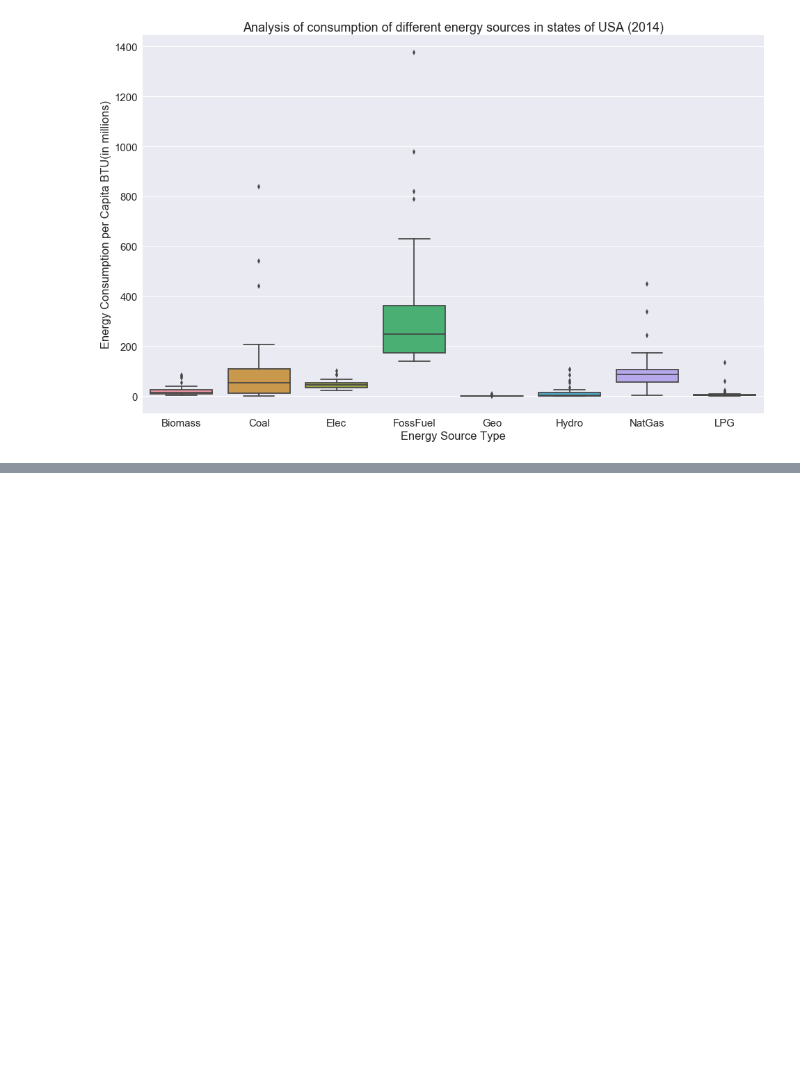
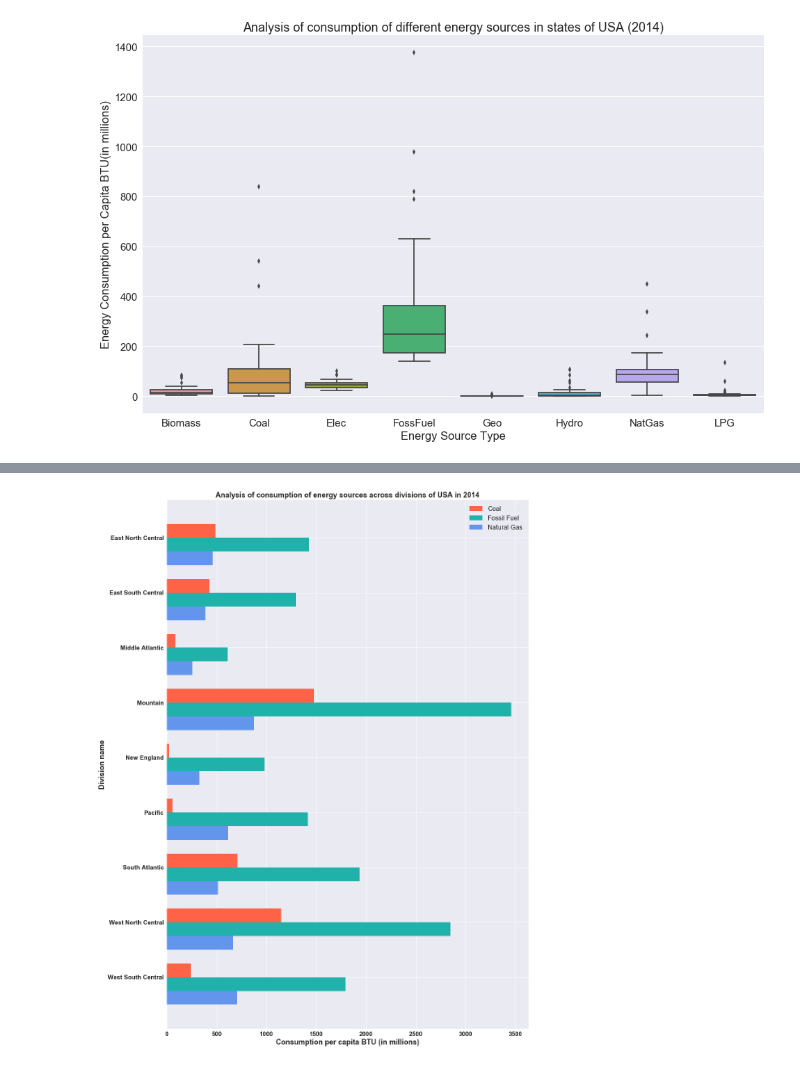
Before and after one commit to bodhisattamaiti25/projects-data-science, a Jupyter notebook: US_Energy_Economic_Census_Data_Analysis/US_Energy_Economic_Census_Data_Analysis.ipynb, the cells around one changed output, grey strips where cells are left out. Cells and saved outputs as stored; diff of their text form; code cells hidden in the pictures; blank space fills up the shorter version.

Commit message:
energy sources analysis

```diff
--- a/US_Energy_Economic_Census_Data_Analysis/US_Energy_Economic_Census_Data_Analysis.ipynb
+++ b/US_Energy_Economic_Census_Data_Analysis/US_Energy_Economic_Census_Data_Analysis.ipynb
@@ -167,3 +167,24 @@ def generate_horizontalBarChart(ax, y_pos, count, color, yTickLabels, xLabel, yL
         cur_tick.set_rotation(rotation)
         cur_tick.set_fontweight('bold')
     plt.show()
+# %%
+def generate_groupedHorizontalBarChart(ax, y_pos, counts, colors, yTickLabels, labels, legends, plotTitle, width=0.4, rotation=0):
+
+    bars = []
+    for i in range(len(counts)):
+        barh = ax.barh(y_pos + i*width, counts[i], width, align='center', color=colors[i])
+        bars.append(barh)
+
+    ax.set_yticks(y_pos + width/2)
+    ax.legend([bar[0] for bar in bars], legends, fontsize=16, loc='upper right')
+
+    ax.set_yticklabels(yTickLabels, fontweight='bold')
+    ax.invert_yaxis()
+    ax.set_xlabel(labels['x'], fontweight='bold', fontsize=18)
+    ax.set_ylabel(labels['y'], fontweight='bold', fontsize=18)
+    ax.set_title(plotTitle, fontweight='bold')
+
+    for cur_tick in ax.get_xticklabels():
+        cur_tick.set_rotation(rotation)
+        cur_tick.set_fontweight('bold')
+    plt.show()
@@ -434,0 +464,2 @@ generate_boxplot('Energy Source Type', 'Energy Consumption per Capita BTU(in mil
+# %%
+energySourceType_by_division_df = energy_economic_census_df_filtered.groupby(['Division Name'])[["CoalC2014_percapita", "FossFuelC2014_percapita", "NatGasC2014_percapita"]].sum()
@@ -434,0 +480,16 @@ generate_boxplot('Energy Source Type', 'Energy Consumption per Capita BTU(in mil
+# %%
+energySourceType_colors = ['#ff6347', '#20b2aa', '#6495ed']
+CoalC2014_counts_by_division = energySourceType_by_division_df['CoalC2014_percapita'].tolist()
+FossFuelC2014_counts_by_division = energySourceType_by_division_df['FossFuelC2014_percapita'].tolist()
+NatGasC2014_counts_by_division = energySourceType_by_division_df['NatGasC2014_percapita'].tolist()
+energySourceCounts = [CoalC2014_counts_by_division, FossFuelC2014_counts_by_division, NatGasC2014_counts_by_division]
+yTickLabels_energySource = list(energySourceType_by_division_df.index)
+legends_energySource = ['Coal', 'Fossil Fuel', 'Natural Gas']
+labels_energySource = {'x':'Consumption per capita BTU (in millions)', 'y':'Division name'}
+plotTitle_energySource = 'Analysis of consumption of energy sources across divisions of USA in 2014'
+# %%
+pylab.rcParams['figure.figsize'] = 16, 24
+fig7, ax7 = plt.subplots()
+generate_groupedHorizontalBarChart(ax7, np.arange(len(yTickLabels_energySource)), energySourceCounts, energySourceType_colors, yTickLabels_energySource, labels_energySource, legends_energySource, plotTitle_energySource, 0.25)
+# %% [output]
+[figure, added]
```
Also changed, not shown: parts of 9 cells of this notebook, 4 other files.
